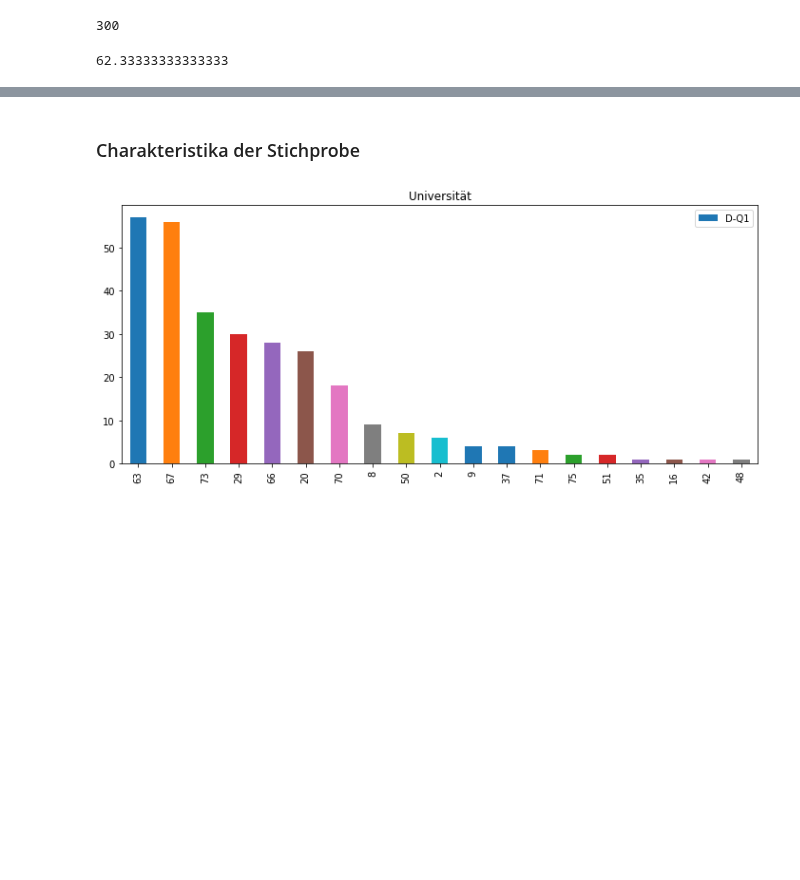
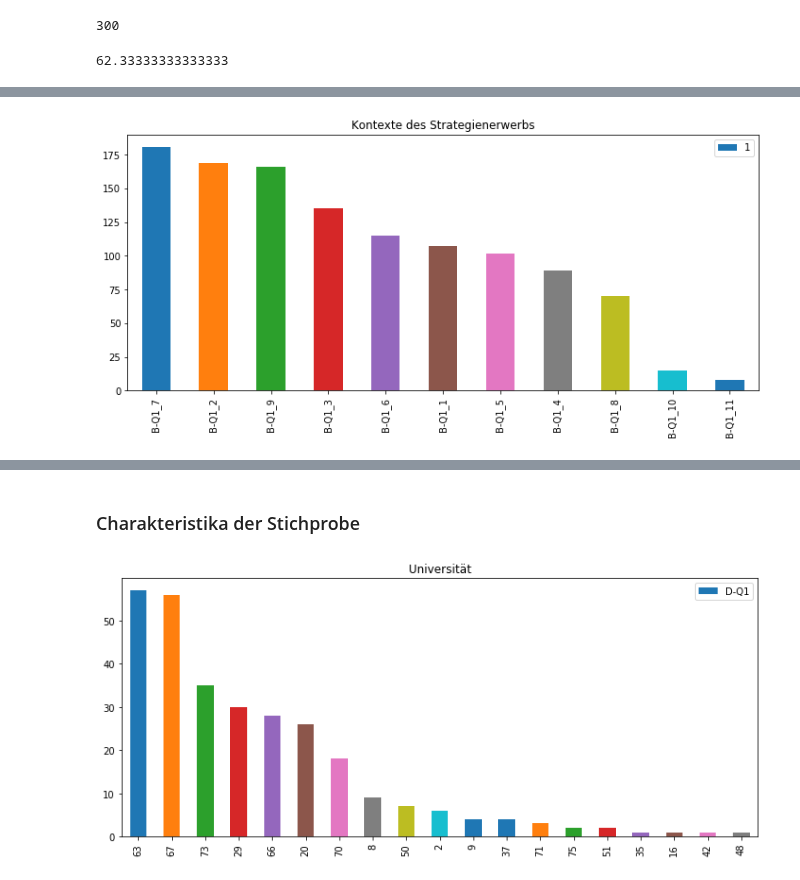
Before and after one commit to martinakienberger/Dissertation_LIS, a Jupyter notebook: Datenanalyse_Hauptstudie.ipynb, the cells around one changed output, grey strips where cells are left out. Saved outputs shown, nothing was run; the diff lists cells and outputs as text; code cells hidden in the pictures; blank space fills up the shorter version.

```diff
--- a/Datenanalyse_Hauptstudie.ipynb
+++ b/Datenanalyse_Hauptstudie.ipynb
@@ -429,0 +453,4 @@ Daten_A3.shape[0]
+# %%
+Kontexte = Finished[['B-Q1_1','B-Q1_2','B-Q1_3','B-Q1_4','B-Q1_5','B-Q1_6','B-Q1_7','B-Q1_8','B-Q1_9','B-Q1_10','B-Q1_11']]
+# %%
+DF_Kontexte = Kontexte.apply(pd.value_counts).fillna(0).astype(integer)
@@ -429,0 +472,6 @@ Daten_A3.shape[0]
+# %%
+DF_Kontexte.iloc[1].sort_values(ascending = False).plot(kind='bar',
+                                                            figsize = (12,5), width = 0.5,
+                                                            legend = True, title = "Kontexte des Strategienerwerbs");
+# %% [output]
+[figure, added]
```
Also changed, not shown: parts of 79 cells of this notebook.
